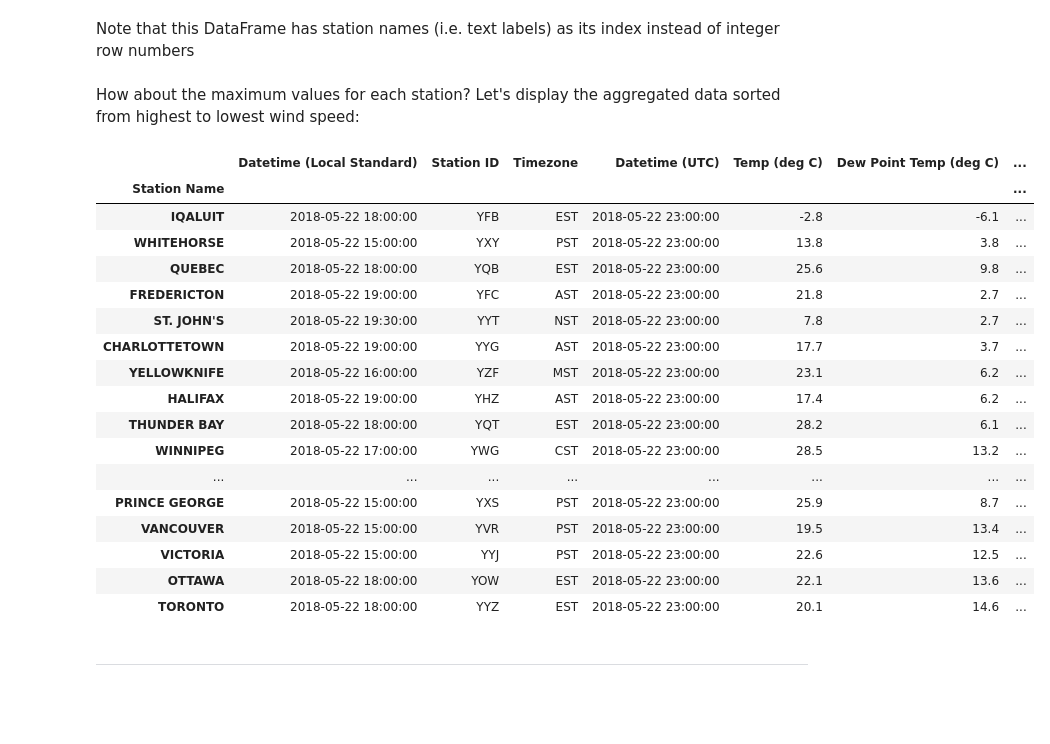
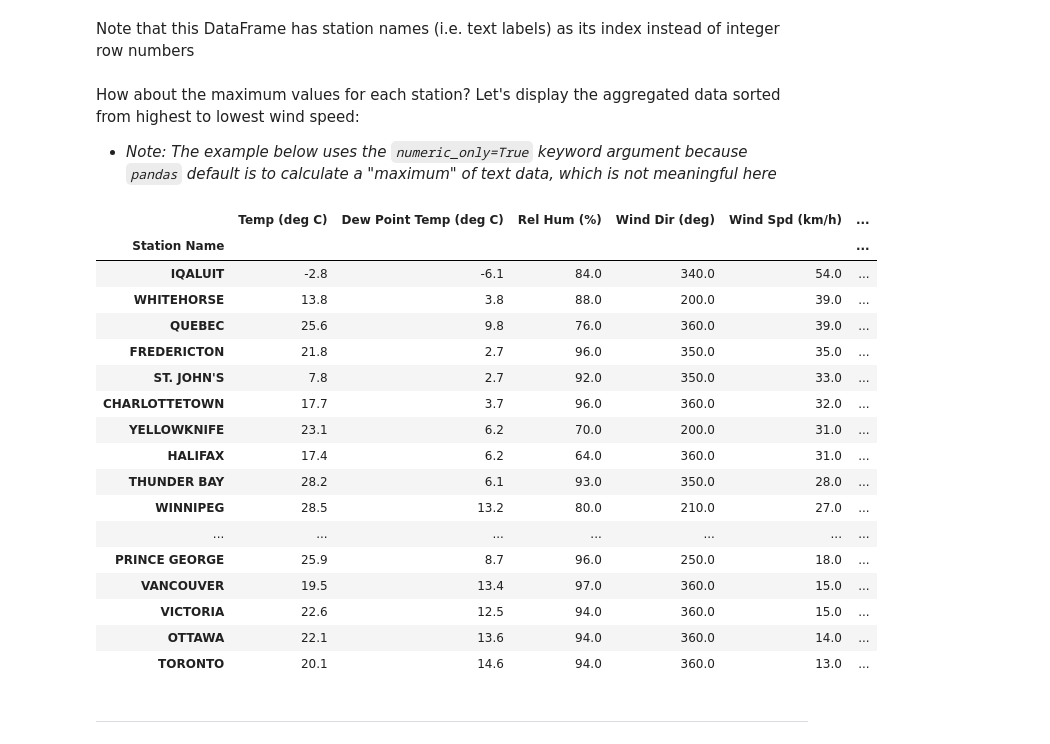
Before and after one commit to jenfly/pyladies-pandas, a Jupyter notebook: lesson2-sorting-filtering-aggregation.ipynb, the cells around one changed output. Cells and saved outputs as stored; diff of their text form; code cells hidden in the pictures; blank space fills up the shorter version.

Commit message:
Added dropna and updated aggregation example

```diff
--- a/lesson2-sorting-filtering-aggregation.ipynb
+++ b/lesson2-sorting-filtering-aggregation.ipynb
@@ -246,28 +246,29 @@ weather_mean
 Note that this DataFrame has station names (i.e. text labels) as its index instead of integer row numbers
 # %% [markdown]
 How about the maximum values for each station? Let's display the aggregated data sorted from highest to lowest wind speed:
+- *Note: The example below uses the `numeric_only=True` keyword argument because `pandas` default is to calculate a "maximum" of text data, which is not meaningful here*
 # %%
-weather_max = weather_all.groupby('Station Name').max()
+weather_max = weather_all.groupby('Station Name').max(numeric_only=True)
 weather_max.sort_values('Wind Spd (km/h)', ascending=False)
 # %% [output]
-|  | Datetime (Local Standard) | Station ID | Timezone | Datetime (UTC) | Temp (deg C) | Dew Point Temp (deg C) | ... |
-| Station Name |  |  |  |  |  |  | ... |
-| IQALUIT | 2018-05-22 18:00:00 | YFB | EST | 2018-05-22 23:00:00 | -2.8 | -6.1 | ... |
-| WHITEHORSE | 2018-05-22 15:00:00 | YXY | PST | 2018-05-22 23:00:00 | 13.8 | 3.8 | ... |
-| QUEBEC | 2018-05-22 18:00:00 | YQB | EST | 2018-05-22 23:00:00 | 25.6 | 9.8 | ... |
-| FREDERICTON | 2018-05-22 19:00:00 | YFC | AST | 2018-05-22 23:00:00 | 21.8 | 2.7 | ... |
-| ST. JOHN'S | 2018-05-22 19:30:00 | YYT | NST | 2018-05-22 23:00:00 | 7.8 | 2.7 | ... |
-| CHARLOTTETOWN | 2018-05-22 19:00:00 | YYG | AST | 2018-05-22 23:00:00 | 17.7 | 3.7 | ... |
-| YELLOWKNIFE | 2018-05-22 16:00:00 | YZF | MST | 2018-05-22 23:00:00 | 23.1 | 6.2 | ... |
-| HALIFAX | 2018-05-22 19:00:00 | YHZ | AST | 2018-05-22 23:00:00 | 17.4 | 6.2 | ... |
-| THUNDER BAY | 2018-05-22 18:00:00 | YQT | EST | 2018-05-22 23:00:00 | 28.2 | 6.1 | ... |
-| WINNIPEG | 2018-05-22 17:00:00 | YWG | CST | 2018-05-22 23:00:00 | 28.5 | 13.2 | ... |
-| ... | ... | ... | ... | ... | ... | ... | ... |
-| PRINCE GEORGE | 2018-05-22 15:00:00 | YXS | PST | 2018-05-22 23:00:00 | 25.9 | 8.7 | ... |
-| VANCOUVER | 2018-05-22 15:00:00 | YVR | PST | 2018-05-22 23:00:00 | 19.5 | 13.4 | ... |
-| VICTORIA | 2018-05-22 15:00:00 | YYJ | PST | 2018-05-22 23:00:00 | 22.6 | 12.5 | ... |
-| OTTAWA | 2018-05-22 18:00:00 | YOW | EST | 2018-05-22 23:00:00 | 22.1 | 13.6 | ... |
-| TORONTO | 2018-05-22 18:00:00 | YYZ | EST | 2018-05-22 23:00:00 | 20.1 | 14.6 | ... |
+|  | Temp (deg C) | Dew Point Temp (deg C) | Rel Hum (%) | Wind Dir (deg) | Wind Spd (km/h) | ... |
+| Station Name |  |  |  |  |  | ... |
+| IQALUIT | -2.8 | -6.1 | 84.0 | 340.0 | 54.0 | ... |
+| WHITEHORSE | 13.8 | 3.8 | 88.0 | 200.0 | 39.0 | ... |
+| QUEBEC | 25.6 | 9.8 | 76.0 | 360.0 | 39.0 | ... |
+| FREDERICTON | 21.8 | 2.7 | 96.0 | 350.0 | 35.0 | ... |
+| ST. JOHN'S | 7.8 | 2.7 | 92.0 | 350.0 | 33.0 | ... |
+| CHARLOTTETOWN | 17.7 | 3.7 | 96.0 | 360.0 | 32.0 | ... |
+| YELLOWKNIFE | 23.1 | 6.2 | 70.0 | 200.0 | 31.0 | ... |
+| HALIFAX | 17.4 | 6.2 | 64.0 | 360.0 | 31.0 | ... |
+| THUNDER BAY | 28.2 | 6.1 | 93.0 | 350.0 | 28.0 | ... |
+| WINNIPEG | 28.5 | 13.2 | 80.0 | 210.0 | 27.0 | ... |
+| ... | ... | ... | ... | ... | ... | ... |
+| PRINCE GEORGE | 25.9 | 8.7 | 96.0 | 250.0 | 18.0 | ... |
+| VANCOUVER | 19.5 | 13.4 | 97.0 | 360.0 | 15.0 | ... |
+| VICTORIA | 22.6 | 12.5 | 94.0 | 360.0 | 15.0 | ... |
+| OTTAWA | 22.1 | 13.6 | 94.0 | 360.0 | 14.0 | ... |
+| TORONTO | 20.1 | 14.6 | 94.0 | 360.0 | 13.0 | ... |
 # %% [markdown]
 ---
 # %% [markdown]
```
Also changed, not shown: parts of 2 cells of this notebook.
